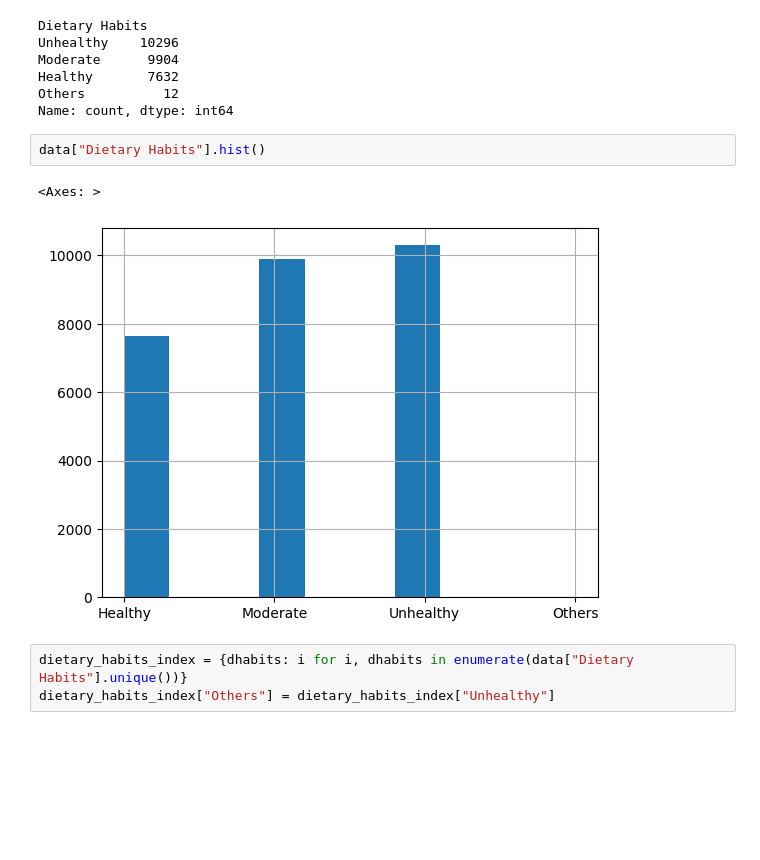
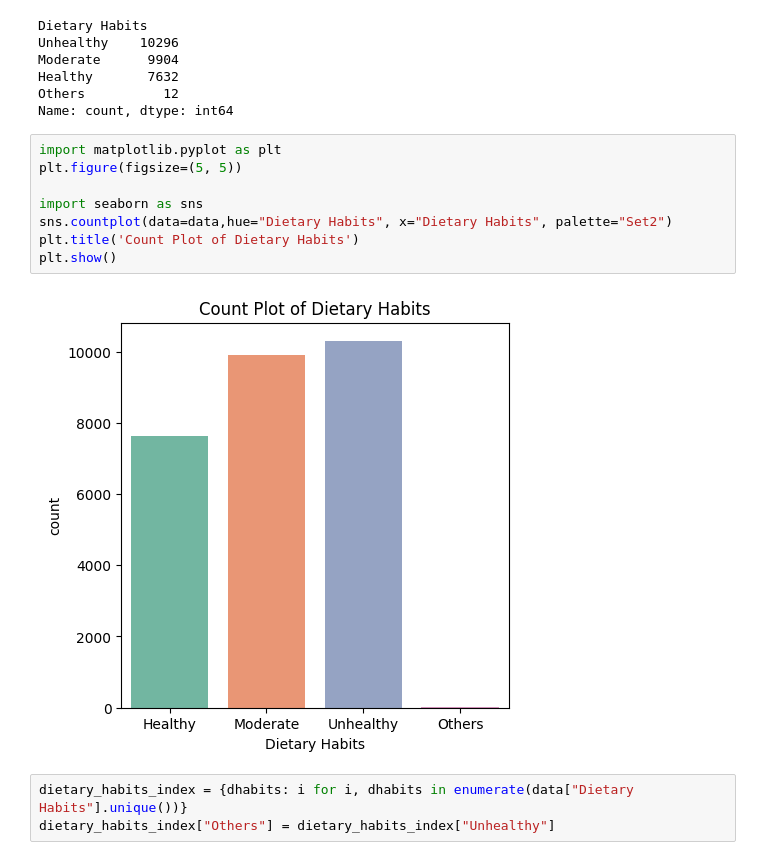
Before and after one commit to smendes2901/Student-Depression-Classification, a Jupyter notebook: EDA.ipynb, the cells around one changed output. Cells and saved outputs as stored; diff of their text form; blank space fills up the shorter version.

```diff
--- a/EDA.ipynb
+++ b/EDA.ipynb
@@ -161,11 +163,16 @@ Moderate      9904
 Healthy       7632
 Others          12
 Name: count, dtype: int64
-# %%
-data["Dietary Habits"].hist()
-# %% [output]
-<Axes: >
-[figure, removed]
+# %%
+import matplotlib.pyplot as plt
+plt.figure(figsize=(5, 5))
+
+import seaborn as sns
+sns.countplot(data=data,hue="Dietary Habits", x="Dietary Habits", palette="Set2")
+plt.title('Count Plot of Dietary Habits')
+plt.show()
+# %% [output]
+[figure, added]
 # %%
 dietary_habits_index = {dhabits: i for i, dhabits in enumerate(data["Dietary Habits"].unique())}
 dietary_habits_index["Others"] = dietary_habits_index["Unhealthy"]
```
Also changed, not shown: parts of 5 cells of this notebook, 4 other files.
